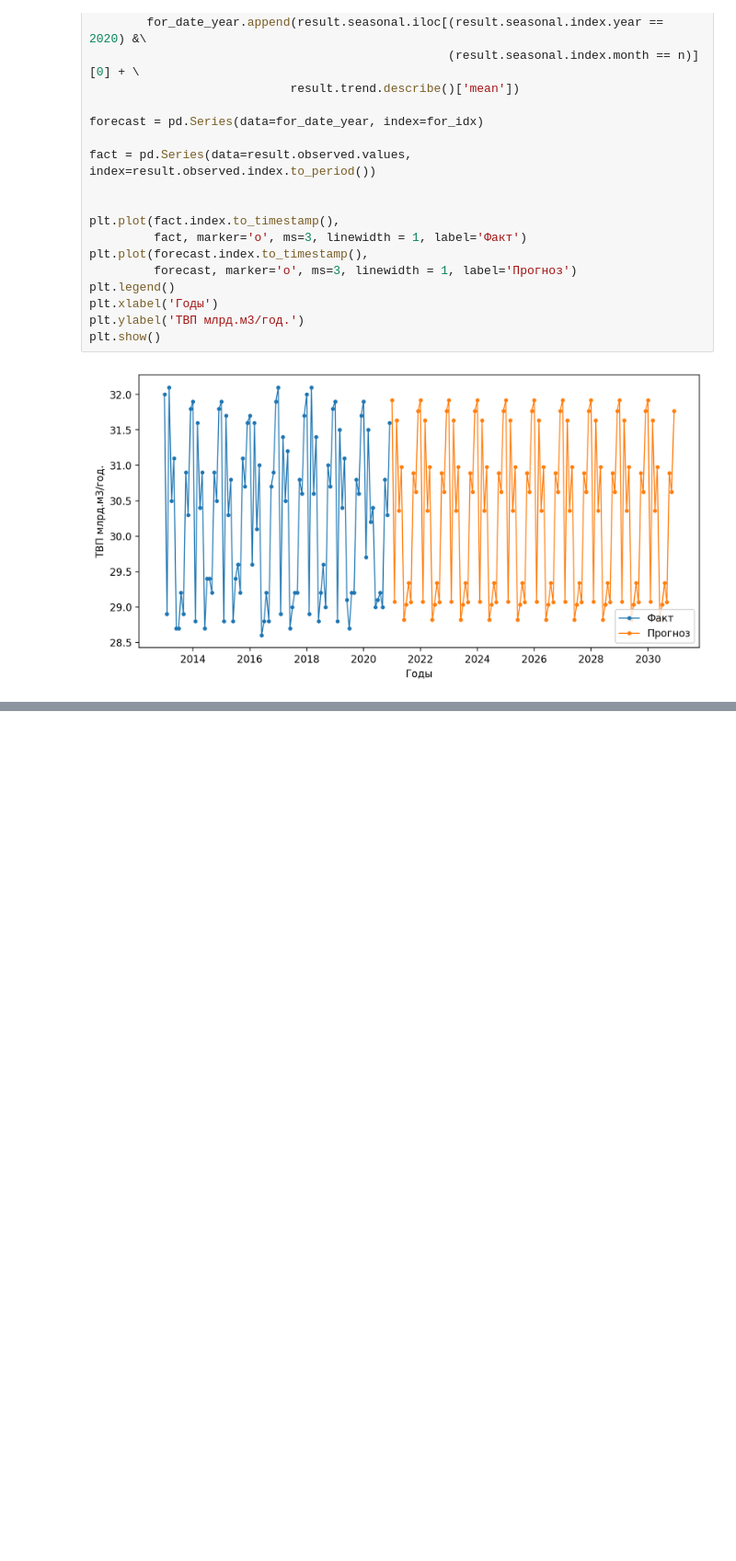
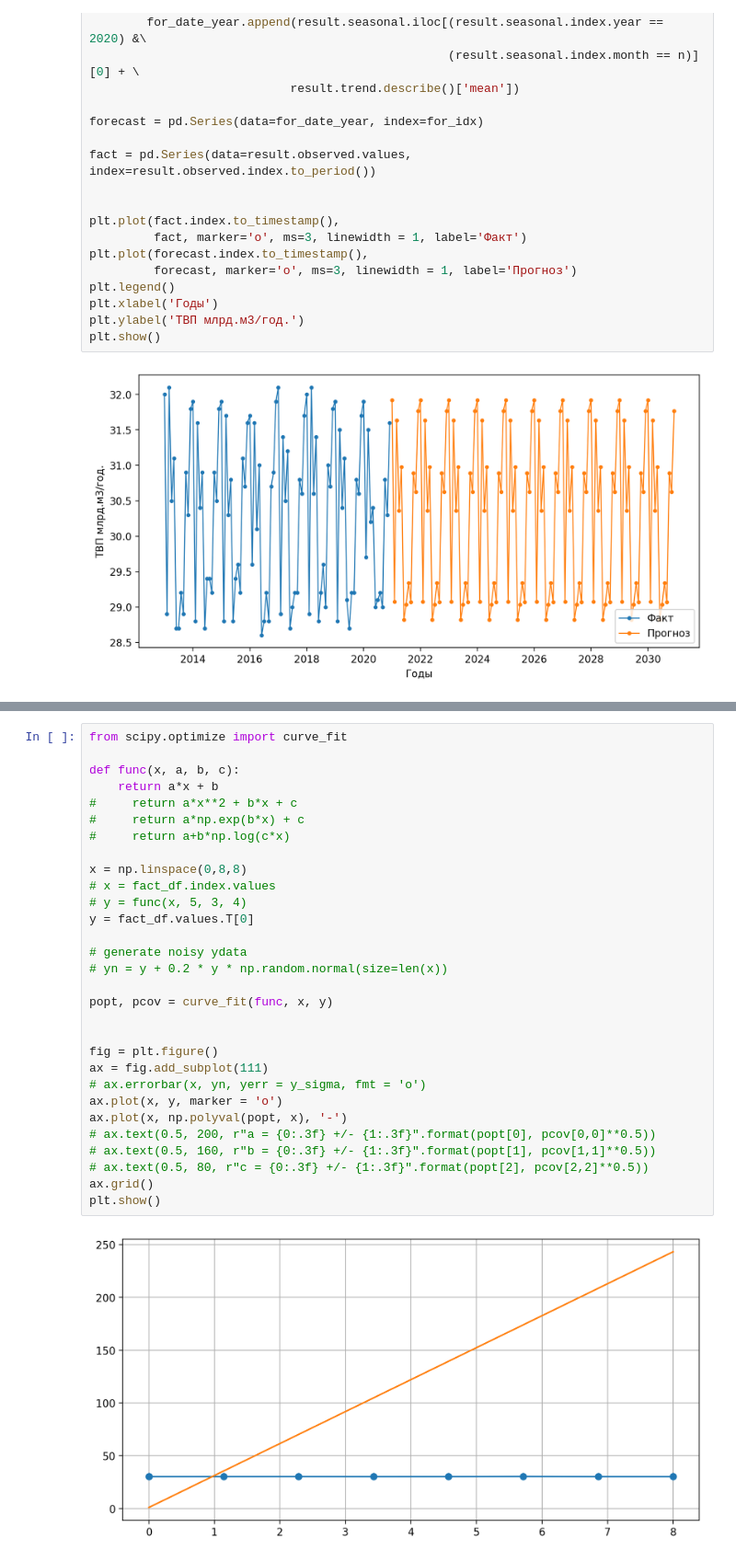
Before and after one commit to stureiko/TFP, a Jupyter notebook: TFP-ML-model.ipynb, the cells around one changed output, grey strips where cells are left out. Shown at 92% size. Saved outputs shown, nothing was run; the diff lists cells and outputs as text; blank space fills up the shorter version.

```diff
--- a/TFP-ML-model.ipynb
+++ b/TFP-ML-model.ipynb
@@ -353,0 +394,32 @@ plt.show()
+# %%
+from scipy.optimize import curve_fit
+
+def func(x, a, b, c):
+    return a*x + b
+#     return a*x**2 + b*x + c
+#     return a*np.exp(b*x) + c
+#     return a+b*np.log(c*x)
+
+x = np.linspace(0,8,8)
+# x = fact_df.index.values
+# y = func(x, 5, 3, 4)
+y = fact_df.values.T[0]
+
+# generate noisy ydata
+# yn = y + 0.2 * y * np.random.normal(size=len(x))
+
+popt, pcov = curve_fit(func, x, y)
+
+
+fig = plt.figure()
+ax = fig.add_subplot(111)
+# ax.errorbar(x, yn, yerr = y_sigma, fmt = 'o')
+ax.plot(x, y, marker = 'o')
+ax.plot(x, np.polyval(popt, x), '-')
+# ax.text(0.5, 200, r"a = {0:.3f} +/- {1:.3f}".format(popt[0], pcov[0,0]**0.5))
+# ax.text(0.5, 160, r"b = {0:.3f} +/- {1:.3f}".format(popt[1], pcov[1,1]**0.5))
+# ax.text(0.5, 80, r"c = {0:.3f} +/- {1:.3f}".format(popt[2], pcov[2,2]**0.5))
+ax.grid()
+plt.show()
+# %% [output]
+[figure, added]
```
Also changed, not shown: parts of 11 cells of this notebook.
